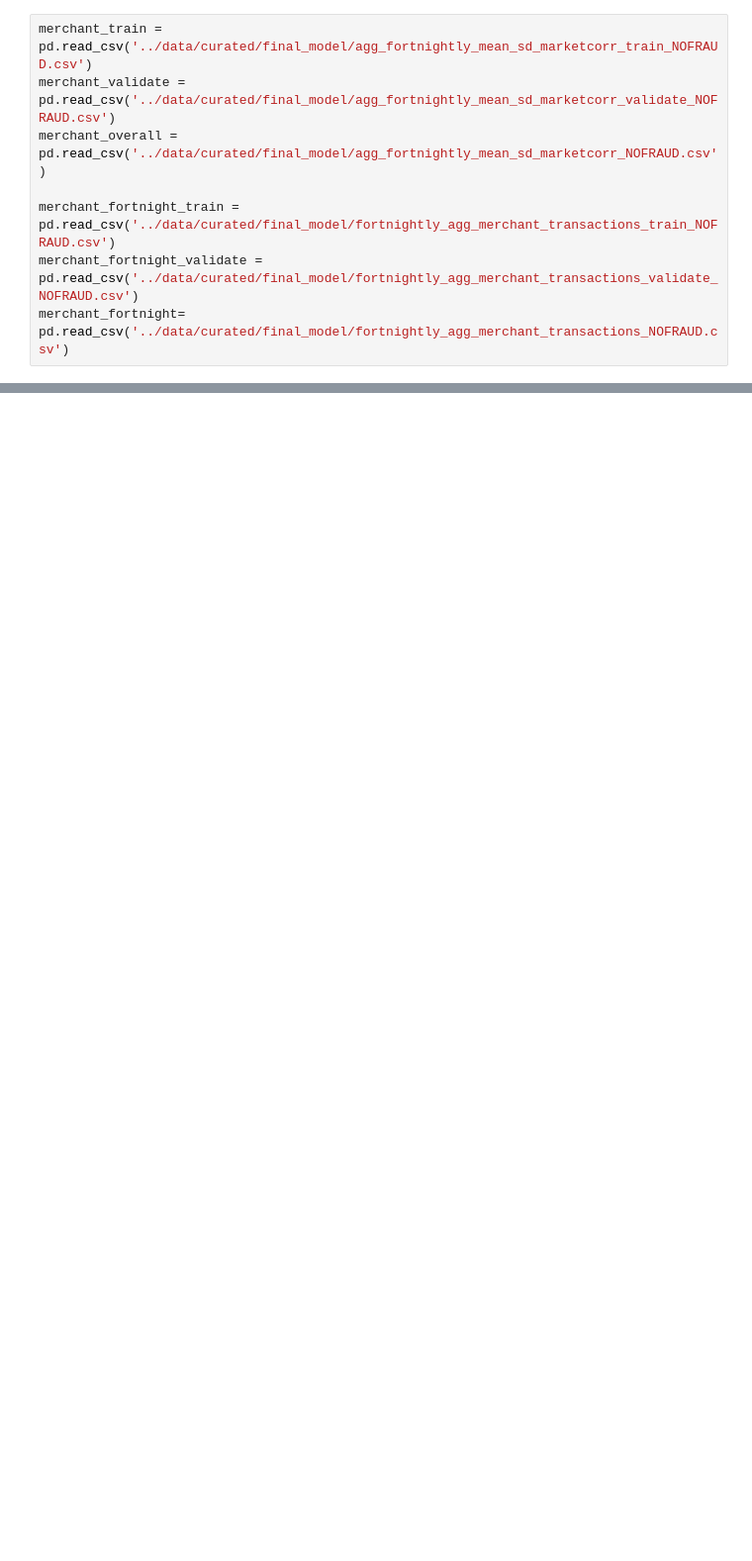
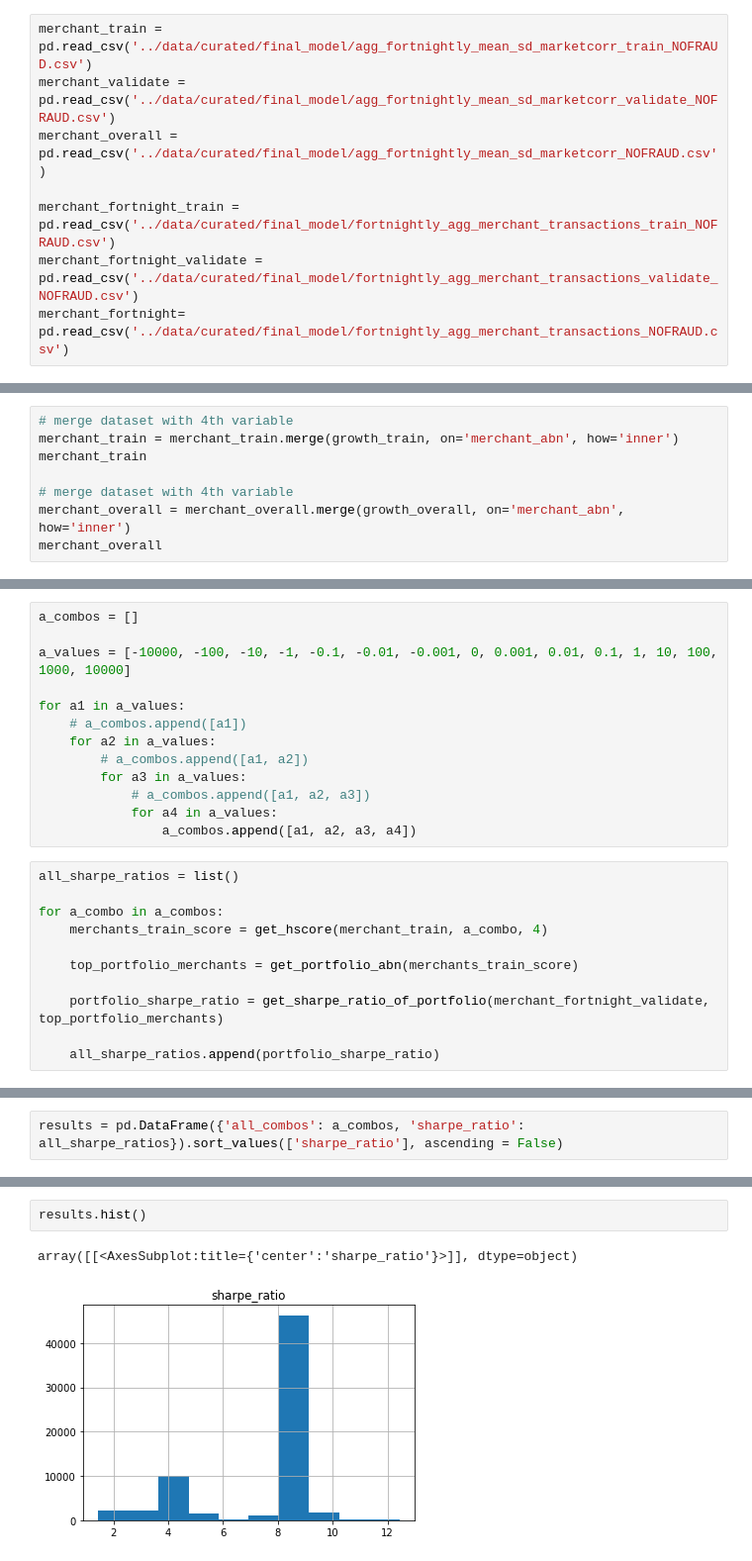
Before and after one commit to TGChenZP/MAST30034-A2_GroupWork_Py, a Jupyter notebook: notebooks/R_10 final_model.ipynb, the cells around one changed output, grey strips where cells are left out. Shown: that part at 99% size. Saved outputs shown, nothing was run; the diff lists cells and outputs as text; blank space fills up the shorter version.

```diff
--- a/notebooks/R_10 final_model.ipynb
+++ b/notebooks/R_10 final_model.ipynb
@@ -193,0 +18,8 @@ test.to_csv('../data/curated/final_model/3_vars.csv', index=False)
+# %%
+# merge dataset with 4th variable
+merchant_train = merchant_train.merge(growth_train, on='merchant_abn', how='inner')
+merchant_train
+
+# merge dataset with 4th variable
+merchant_overall = merchant_overall.merge(growth_overall, on='merchant_abn', how='inner')
+merchant_overall
@@ -193,0 +530,24 @@ test.to_csv('../data/curated/final_model/3_vars.csv', index=False)
+# %%
+a_combos = []
+
+a_values = [-10000, -100, -10, -1, -0.1, -0.01, -0.001, 0, 0.001, 0.01, 0.1, 1, 10, 100, 1000, 10000]
+
+for a1 in a_values:
+    # a_combos.append([a1])
+    for a2 in a_values:
+        # a_combos.append([a1, a2])
+        for a3 in a_values:
+            # a_combos.append([a1, a2, a3])
+            for a4 in a_values:
+                a_combos.append([a1, a2, a3, a4])
+# %%
+all_sharpe_ratios = list()
+
+for a_combo in a_combos:
+    merchants_train_score = get_hscore(merchant_train, a_combo, 4)
+
+    top_portfolio_merchants = get_portfolio_abn(merchants_train_score)
+
+    portfolio_sharpe_ratio = get_sharpe_ratio_of_portfolio(merchant_fortnight_validate, top_portfolio_merchants)
+
+    all_sharpe_ratios.append(portfolio_sharpe_ratio)
@@ -193,0 +572,2 @@ test.to_csv('../data/curated/final_model/3_vars.csv', index=False)
+# %%
+results = pd.DataFrame({'all_combos': a_combos, 'sharpe_ratio': all_sharpe_ratios}).sort_values(['sharpe_ratio'], ascending = False)
@@ -193,0 +608,5 @@ test.to_csv('../data/curated/final_model/3_vars.csv', index=False)
+# %%
+results.hist()
+# %% [output]
+array([[<AxesSubplot:title={'center':'sharpe_ratio'}>]], dtype=object)
+[figure, added]
```
Also changed, not shown: parts of 58 cells of this notebook.
